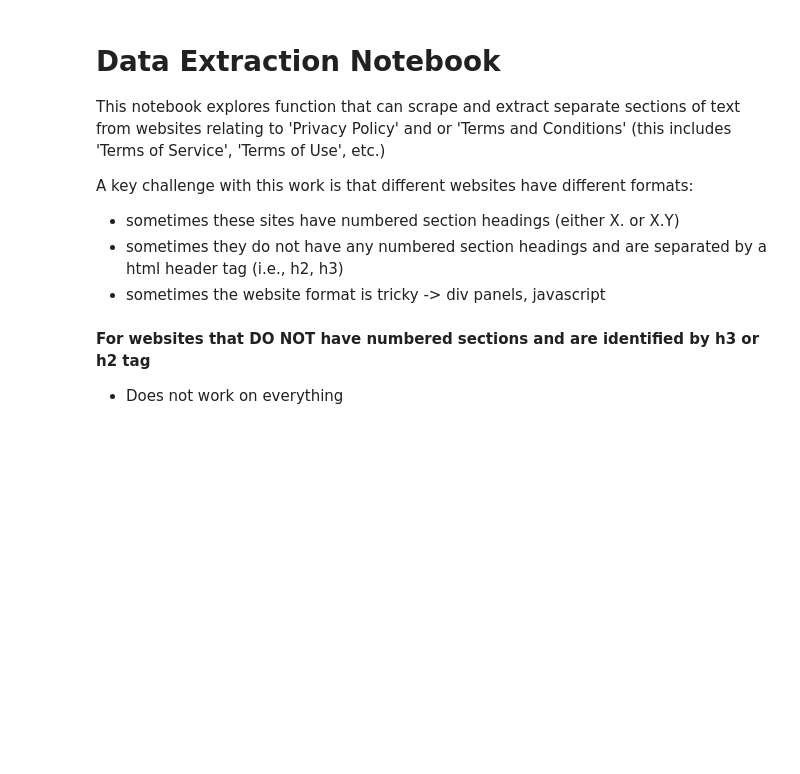
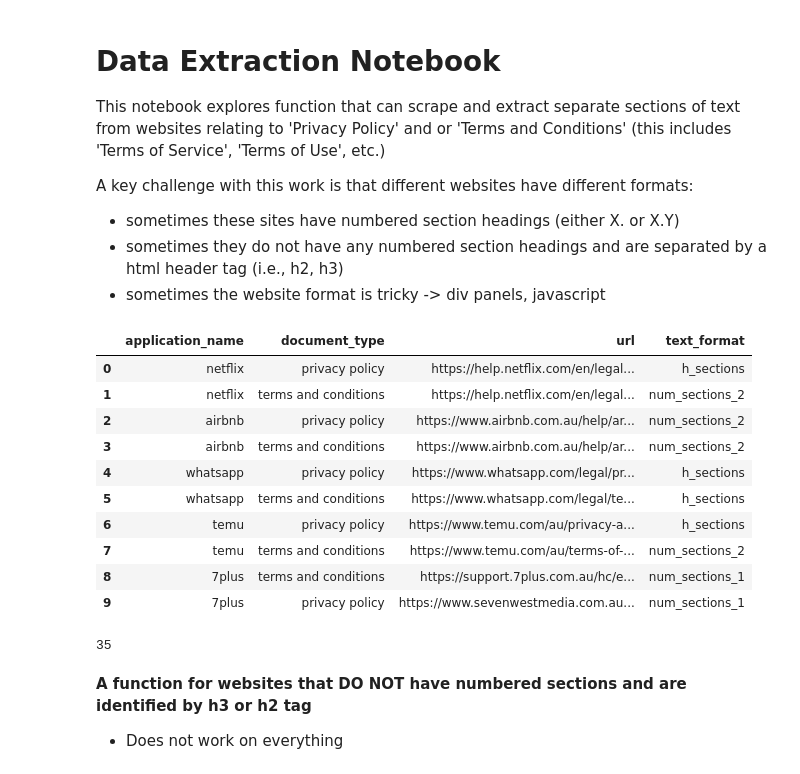
Before and after one commit to zyferion/privacyguardians, a Jupyter notebook: notebooks/data_extraction.ipynb, the cells around one changed output. Cells and saved outputs as stored; diff of their text form; code cells hidden in the pictures; blank space fills up the shorter version.

```diff
--- a/notebooks/data_extraction.ipynb
+++ b/notebooks/data_extraction.ipynb
@@ -14,8 +16,32 @@ from bs4 import BeautifulSoup
 import pandas as pd
 import re
 import csv
+# %%
+# Read in raw file from GitHub
+url = 'https://raw.githubusercontent.com/zyferion/privacyguardians/main/data/urls_dataset.csv'
+
+df = pd.read_csv(url)# Dataset is now stored in a Pandas Dataframe
+# %%
+df.head(10)
+# %% [output]
+|  | application_name | document_type | url | text_format |
+| 0 | netflix | privacy policy | https://help.netflix.com/en/legal... | h_sections |
+| 1 | netflix | terms and conditions | https://help.netflix.com/en/legal... | num_sections_2 |
+| 2 | airbnb | privacy policy | https://www.airbnb.com.au/help/ar... | num_sections_2 |
+| 3 | airbnb | terms and conditions | https://www.airbnb.com.au/help/ar... | num_sections_2 |
+| 4 | whatsapp | privacy policy | https://www.whatsapp.com/legal/pr... | h_sections |
+| 5 | whatsapp | terms and conditions | https://www.whatsapp.com/legal/te... | h_sections |
+| 6 | temu | privacy policy | https://www.temu.com/au/privacy-a... | h_sections |
+| 7 | temu | terms and conditions | https://www.temu.com/au/terms-of-... | num_sections_2 |
+| 8 | 7plus | terms and conditions | https://support.7plus.com.au/hc/e... | num_sections_1 |
+| 9 | 7plus | privacy policy | https://www.sevenwestmedia.com.au... | num_sections_1 |
+# %%
+# Count of URLs
+len(list(df['url']))
+# %% [output]
+35
 # %% [markdown]
-**For websites that DO NOT have numbered sections and are identified by h3 or h2 tag**
+**A function for websites that DO NOT have numbered sections and are identified by h3 or h2 tag**
 * Does not work on everything
 # %%
 # Given URL return pandas df with a row per section
```
Also changed, not shown: parts of 13 cells of this notebook.
